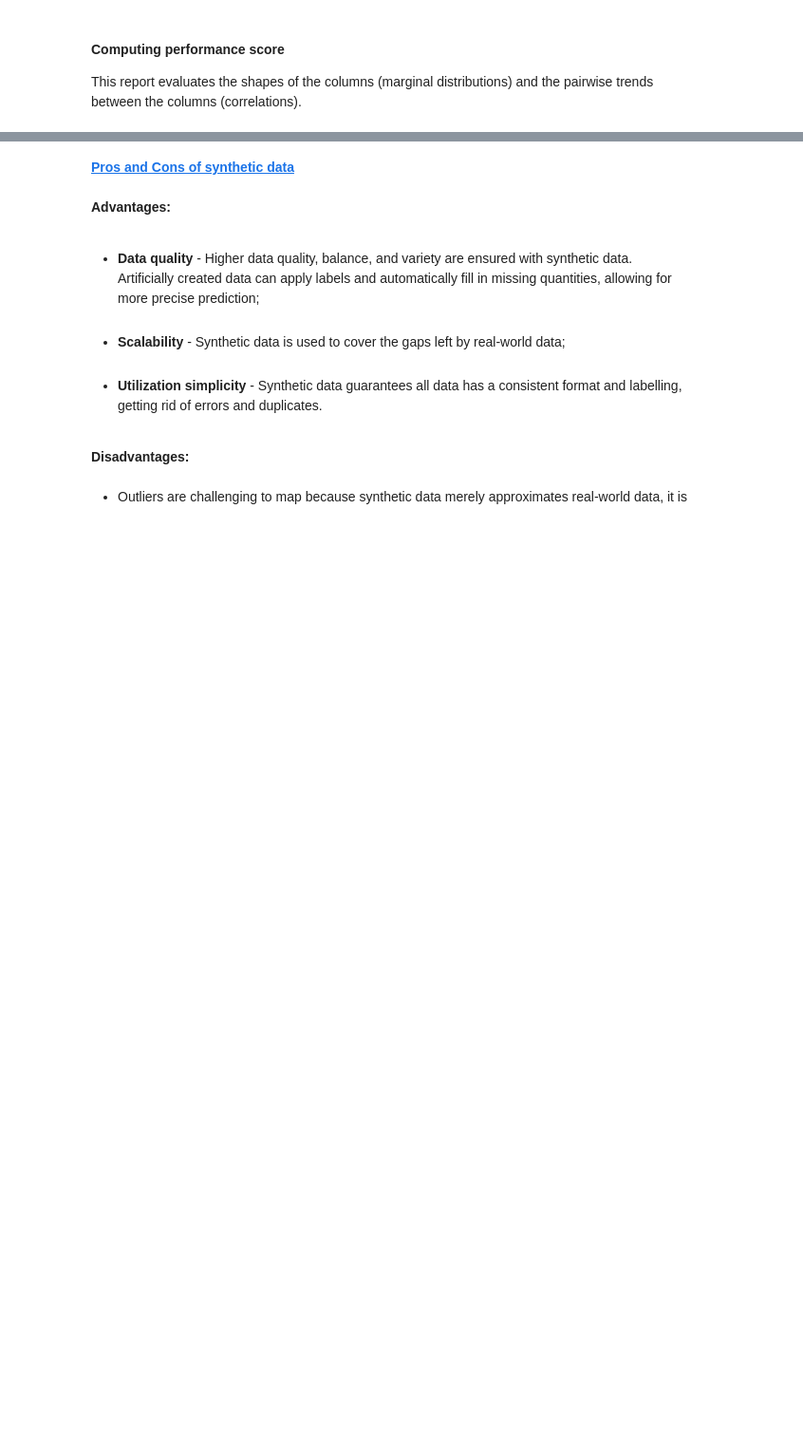
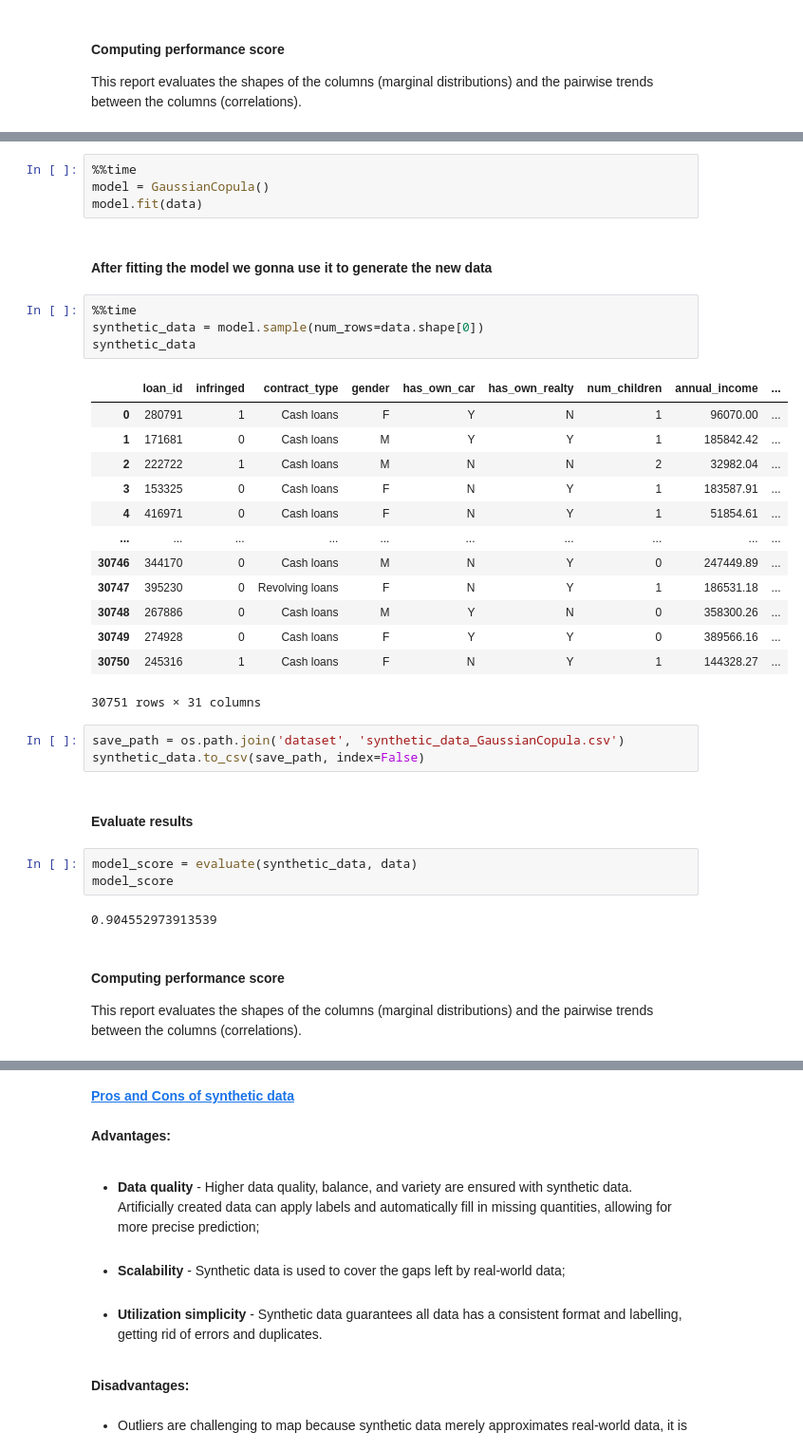
Before and after one commit to PugtgYosuky/SP-Project, a Jupyter notebook: src/controlER/sintetic_data.ipynb, the cells around one changed output, grey strips where cells are left out. Shown at 95% size. Cells and saved outputs as stored; diff of their text form; blank space fills up the shorter version.

```diff
--- a/src/controlER/sintetic_data.ipynb
+++ b/src/controlER/sintetic_data.ipynb
@@ -160,0 +186,38 @@ report.get_visualization(property_name='Column Pair Trends')
+# %%
+%%time
+model = GaussianCopula()
+model.fit(data)
+# %% [markdown]
+<h4>After fitting the model we gonna use it to generate the new data</h4>
+# %%
+%%time
+synthetic_data = model.sample(num_rows=data.shape[0])
+synthetic_data
+# %% [output]
+|  | loan_id | infringed | contract_type | gender | has_own_car | has_own_realty | num_children | annual_income | ... |
+| 0 | 280791 | 1 | Cash loans | F | Y | N | 1 | 96070.00 | ... |
+| 1 | 171681 | 0 | Cash loans | M | Y | Y | 1 | 185842.42 | ... |
+| 2 | 222722 | 1 | Cash loans | M | N | N | 2 | 32982.04 | ... |
+| 3 | 153325 | 0 | Cash loans | F | N | Y | 1 | 183587.91 | ... |
+| 4 | 416971 | 0 | Cash loans | F | N | Y | 1 | 51854.61 | ... |
+| ... | ... | ... | ... | ... | ... | ... | ... | ... | ... |
+| 30746 | 344170 | 0 | Cash loans | M | N | Y | 0 | 247449.89 | ... |
+| 30747 | 395230 | 0 | Revolving loans | F | N | Y | 1 | 186531.18 | ... |
+| 30748 | 267886 | 0 | Cash loans | M | Y | N | 0 | 358300.26 | ... |
+| 30749 | 274928 | 0 | Cash loans | F | Y | Y | 0 | 389566.16 | ... |
+| 30750 | 245316 | 1 | Cash loans | F | N | Y | 1 | 144328.27 | ... |
+30751 rows × 31 columns
+# %%
+save_path = os.path.join('dataset', 'synthetic_data_GaussianCopula.csv')
+synthetic_data.to_csv(save_path, index=False)
+# %% [markdown]
+#### Evaluate results
+# %%
+model_score = evaluate(synthetic_data, data)
+model_score
+# %% [output]
+0.904552973913539
+# %% [markdown]
+<h4>Computing performance score</h4>
+
+This report evaluates the shapes of the columns (marginal distributions) and the pairwise trends between the columns (correlations).
```
Also changed, not shown: parts of 36 cells of this notebook.
